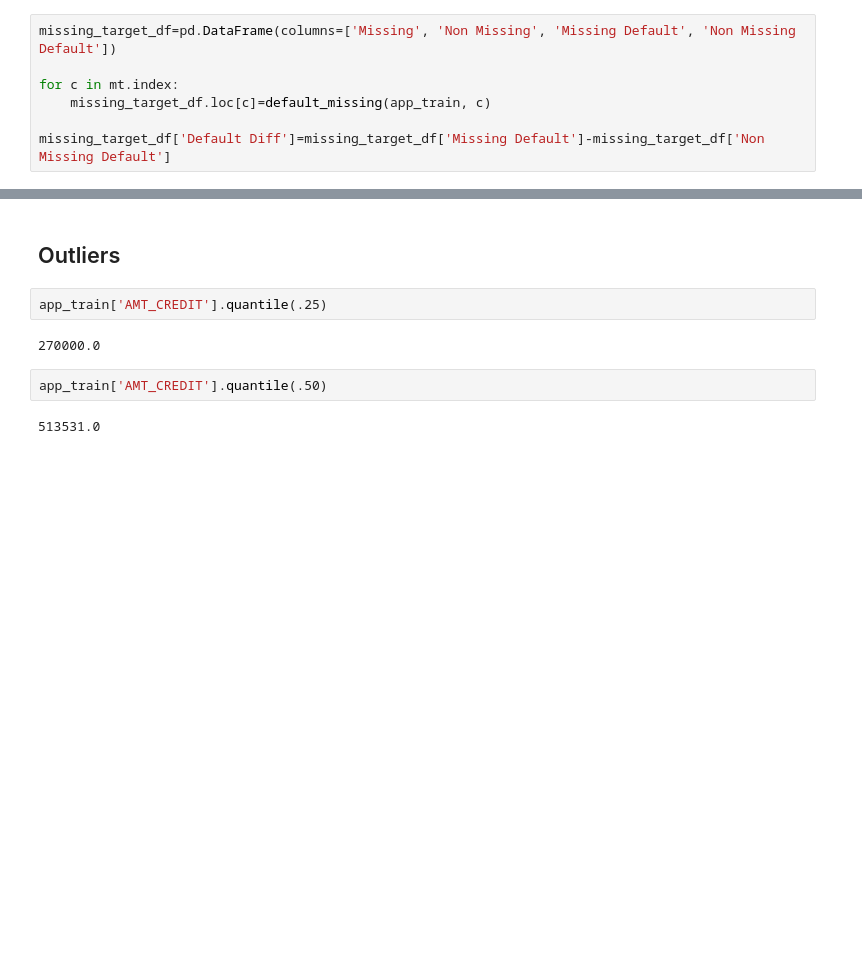
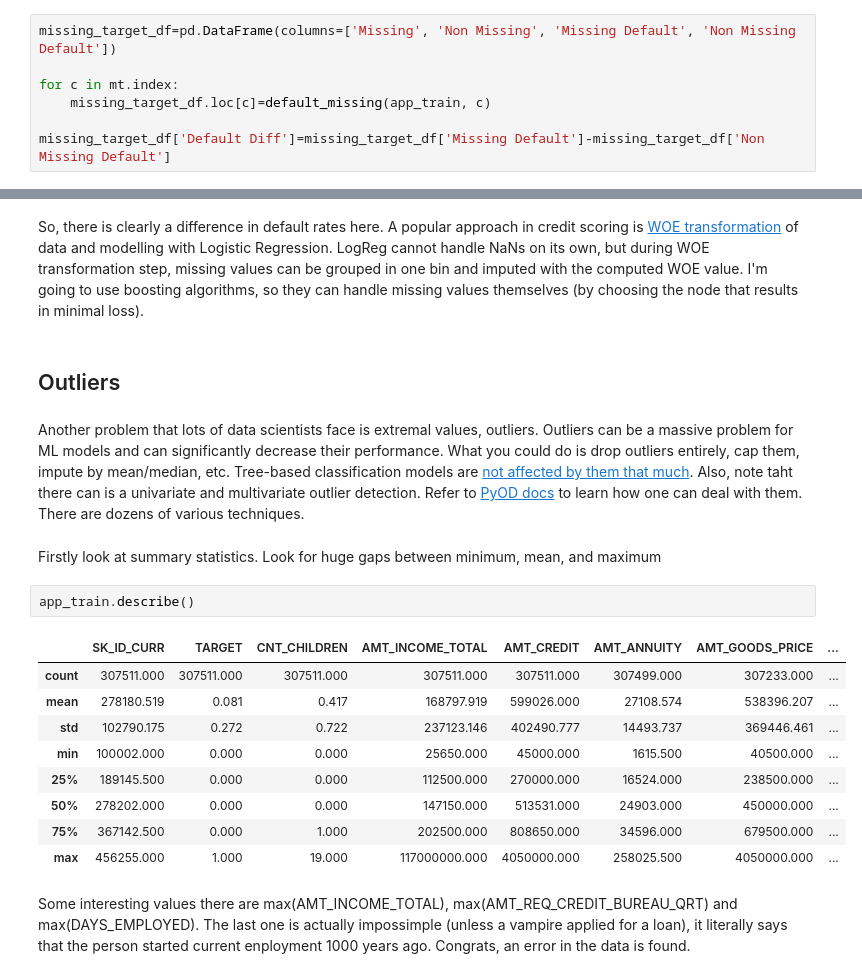
Before and after one commit to akimalikhanov/w, a Jupyter notebook: kaggle/home_credit_risk/home_credit_risk.ipynb, the cells around one changed output, grey strips where cells are left out. Drawn from its saved outputs; the diff is of its cells as text; blank space fills up the shorter version.

```diff
--- a/kaggle/home_credit_risk/home_credit_risk.ipynb
+++ b/kaggle/home_credit_risk/home_credit_risk.ipynb
@@ -156,10 +186,22 @@ missing_target_df.sort_values(['Default Diff'], ascending=[False])
+# %% [markdown]
+So, there is clearly a difference in default rates here. A popular approach in credit scoring is [WOE transformation](https://www.listendata.com/2015/03/weight-of-evidence-woe-and-information.html) of data and modelling with Logistic Regression. LogReg cannot handle NaNs on its own, but during WOE transformation step, missing values can be grouped in one bin and imputed with the computed WOE value. I'm going to use boosting algorithms, so they can handle missing values themselves (by choosing the node that results in minimal loss).
 # %% [markdown]
 ## Outliers
-# %%
-app_train['AMT_CREDIT'].quantile(.25)
-# %% [output]
-270000.0
-# %%
-app_train['AMT_CREDIT'].quantile(.50)
-# %% [output]
-513531.0
+# %% [markdown]
+Another problem that lots of data scientists face is extremal values, outliers. Outliers can be a massive problem for ML models and can significantly decrease their performance. What you could do is drop outliers entirely, cap them, impute by mean/median, etc. Tree-based classification models are [not affected by them that much](https://datascience.stackexchange.com/questions/31434/handling-outliers-and-null-values-in-decision-tree). Also, note taht there can is a univariate and multivariate outlier detection. Refer to [PyOD docs](https://pyod.readthedocs.io/en/latest/) to learn how one can deal with them. There are dozens of various techniques.
+# %% [markdown]
+Firstly look at summary statistics. Look for huge gaps between minimum, mean, and maximum
+# %%
+app_train.describe()
+# %% [output]
+|  | SK_ID_CURR | TARGET | CNT_CHILDREN | AMT_INCOME_TOTAL | AMT_CREDIT | AMT_ANNUITY | AMT_GOODS_PRICE | ... |
+| count | 307511.000 | 307511.000 | 307511.000 | 307511.000 | 307511.000 | 307499.000 | 307233.000 | ... |
+| mean | 278180.519 | 0.081 | 0.417 | 168797.919 | 599026.000 | 27108.574 | 538396.207 | ... |
+| std | 102790.175 | 0.272 | 0.722 | 237123.146 | 402490.777 | 14493.737 | 369446.461 | ... |
+| min | 100002.000 | 0.000 | 0.000 | 25650.000 | 45000.000 | 1615.500 | 40500.000 | ... |
+| 25% | 189145.500 | 0.000 | 0.000 | 112500.000 | 270000.000 | 16524.000 | 238500.000 | ... |
+| 50% | 278202.000 | 0.000 | 0.000 | 147150.000 | 513531.000 | 24903.000 | 450000.000 | ... |
+| 75% | 367142.500 | 0.000 | 1.000 | 202500.000 | 808650.000 | 34596.000 | 679500.000 | ... |
+| max | 456255.000 | 1.000 | 19.000 | 117000000.000 | 4050000.000 | 258025.500 | 4050000.000 | ... |
+# %% [markdown]
+Some interesting values there are max(AMT_INCOME_TOTAL), max(AMT_REQ_CREDIT_BUREAU_QRT) and max(DAYS_EMPLOYED). The last one is actually impossimple (unless a vampire applied for a loan), it literally says that the person started current enployment 1000 years ago. Congrats, an error in the data is found.
```
Also changed, not shown: parts of 18 cells of this notebook.
